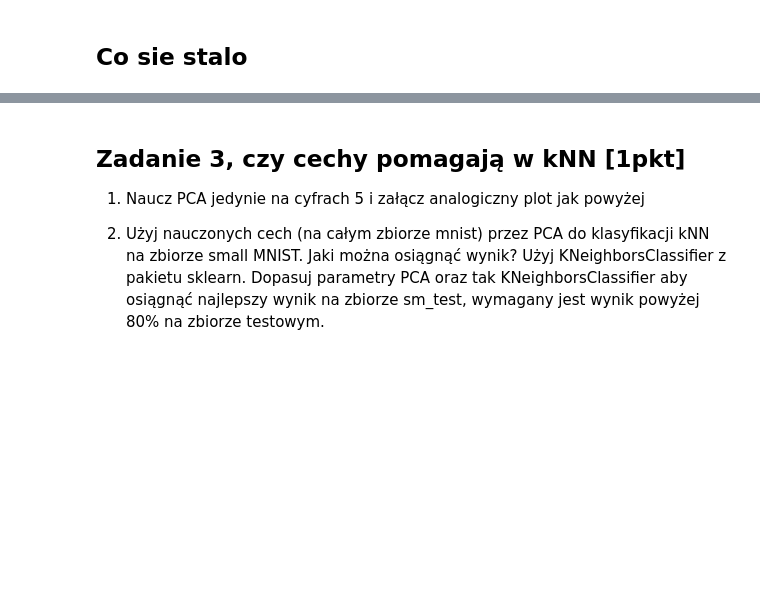
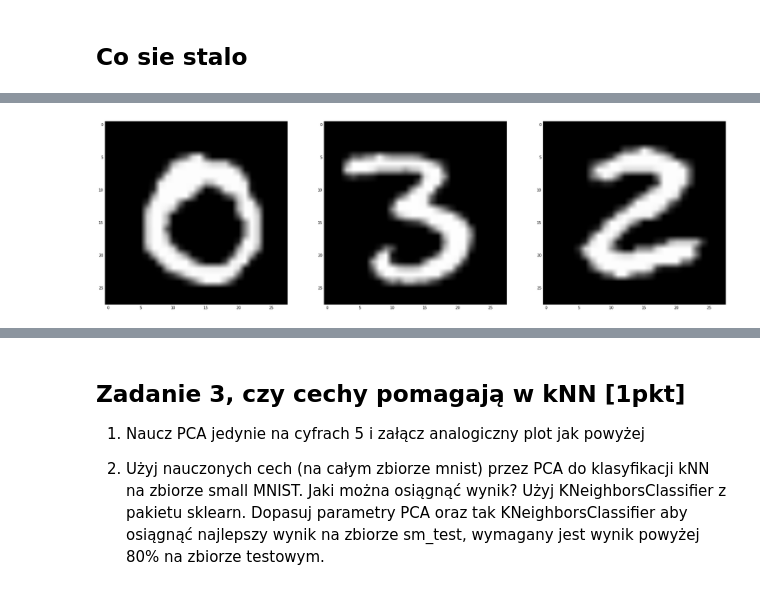
Before and after one commit to ociepkam/ml, a Jupyter notebook: L9.ipynb, the cells around one changed output, grey strips where cells are left out. Saved outputs shown, nothing was run; the diff lists cells and outputs as text; code cells hidden in the pictures; blank space fills up the shorter version.

```diff
--- a/L9.ipynb
+++ b/L9.ipynb
@@ -51,5 +51,6 @@ sm_test = mnist_x_test[0:500].astype('float32') / 255.
 sm_y_test = mnist_y_test[0:500]
 sm_train = sm_train.reshape((len(sm_train), np.prod(sm_train.shape[1:])))
 sm_test = sm_test.reshape((len(sm_test), np.prod(sm_test.shape[1:])))
+sm_y_train_one_hot = keras.utils.to_categorical(sm_y_train)
 print sm_train.shape
 print sm_test.shape
@@ -322,0 +437,20 @@ b) Nie da się osiągnąć lepszego wyniku niż 100%.
+# %%
+# 1. Definicja modelu
+model = Sequential()
+
+model.add(Dense(1000, input_shape=(784,)))
+model.add(Activation('softmax'))
+
+
+model.add(Dense(10))
+model.add(Activation('softmax'))
+
+
+# 2. Kompilacja
+model.compile(optimizer=SGD(lr=0.5), loss='categorical_crossentropy',metrics=['acc'])
+
+# 3. Uczenie
+model.fit(sm_train, sm_y_train_one_hot, epochs=300)
+
+y_pred = model.predict(sm_test).argmax(axis=1)
+print np.mean(sm_y_test.reshape(-1,) == y_pred)
@@ -323,5 +475,4 @@ b) Nie da się osiągnąć lepszego wyniku niż 100%.
 # %%
-from sklearn.linear_model import LogisticRegression
-logreg = LogisticRegression()
-logreg.fit(sm_train, sm_y_train)
-print logreg.score(sm_test, sm_y_test)
+lin = linear_model.LogisticRegression()
+print('LogisticRegression score: %f'
+      % lin.fit(sm_train, sm_y_train).score(sm_test, sm_y_test))
@@ -495,5 +518,5 @@ def knn_pred(x, x_train, y_train):
 # %%
 Y_test_pred = []
 for x in tqdm.tqdm(X_test, total=len(X_test)):
-    Y_test_pred.append(knn_pred(x, X_train, y_train))
+    Y_test_pred.append(knn_pred(x, x_train=X_train))
 print str(int(100*np.mean(np.array(Y_test_pred) == y_test))),"%"
@@ -516,11 +546,13 @@ plt.imshow(sm_test[id_test].reshape(28, 28), cmap=plt.cm.gray)
 # %%
-all_dists = [np.linalg.norm(sm_test[id_test].reshape(-1,) - x) for x in sm_train]
+all_dists = [np.linalg.norm(x_test[id_test].reshape(-1,) - x) for x in sm_train]
 all_dists = np.argsort(all_dists)
 
 f, ax = plt.subplots(1, 3, figsize=(30, 10))
 
 for id, i in enumerate(all_dists[0:3]):
     ax[id].imshow(sm_train[all_dists[id]].reshape(28, 28), cmap=plt.cm.gray)
+# %% [output]
+[figure, added]
 # %% [markdown]
 ## Nauka reprezentacji
 
```
Also changed, not shown: parts of 44 cells of this notebook.
